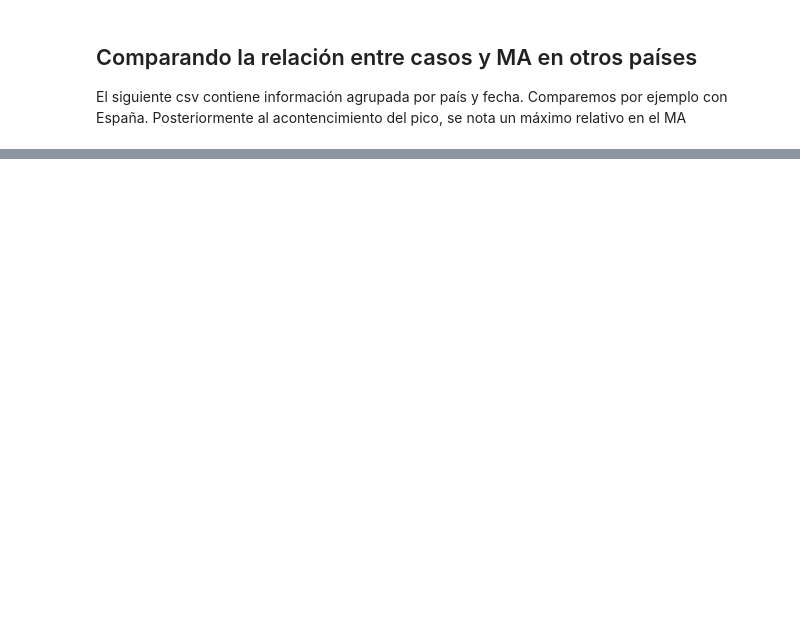
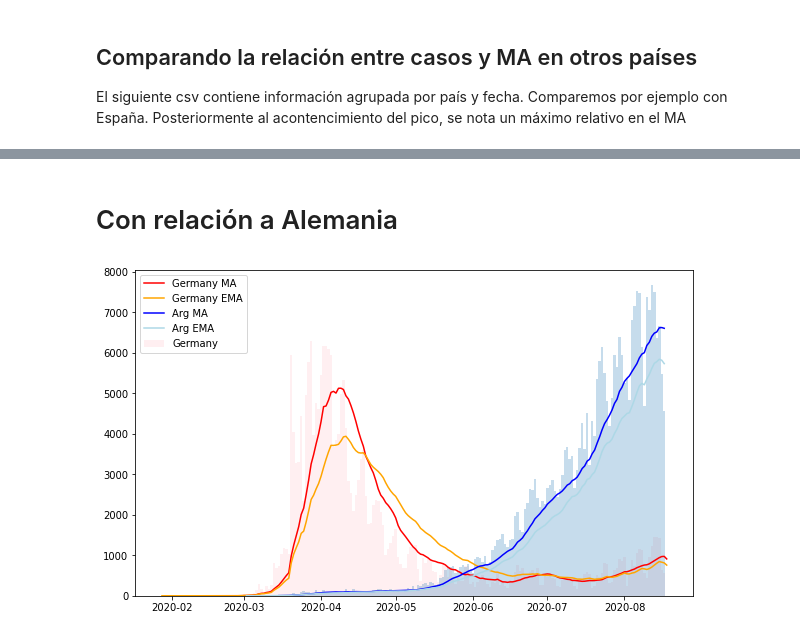
Before and after one commit to chingologram/jupyter-notebooks, a Jupyter notebook: covid-ar.ipynb, the cells around one changed output, grey strips where cells are left out. Drawn from its saved outputs; the diff is of its cells as text; code cells hidden in the pictures; blank space fills up the shorter version.

```diff
--- a/covid-ar.ipynb
+++ b/covid-ar.ipynb
@@ -121,0 +112,6 @@ plt.legend();
+# %% [markdown]
+# Con relación a Alemania
+# %%
+compararArgentinaA('Germany')
+# %% [output]
+[figure, added]
```
Also changed, not shown: parts of 9 cells of this notebook.
